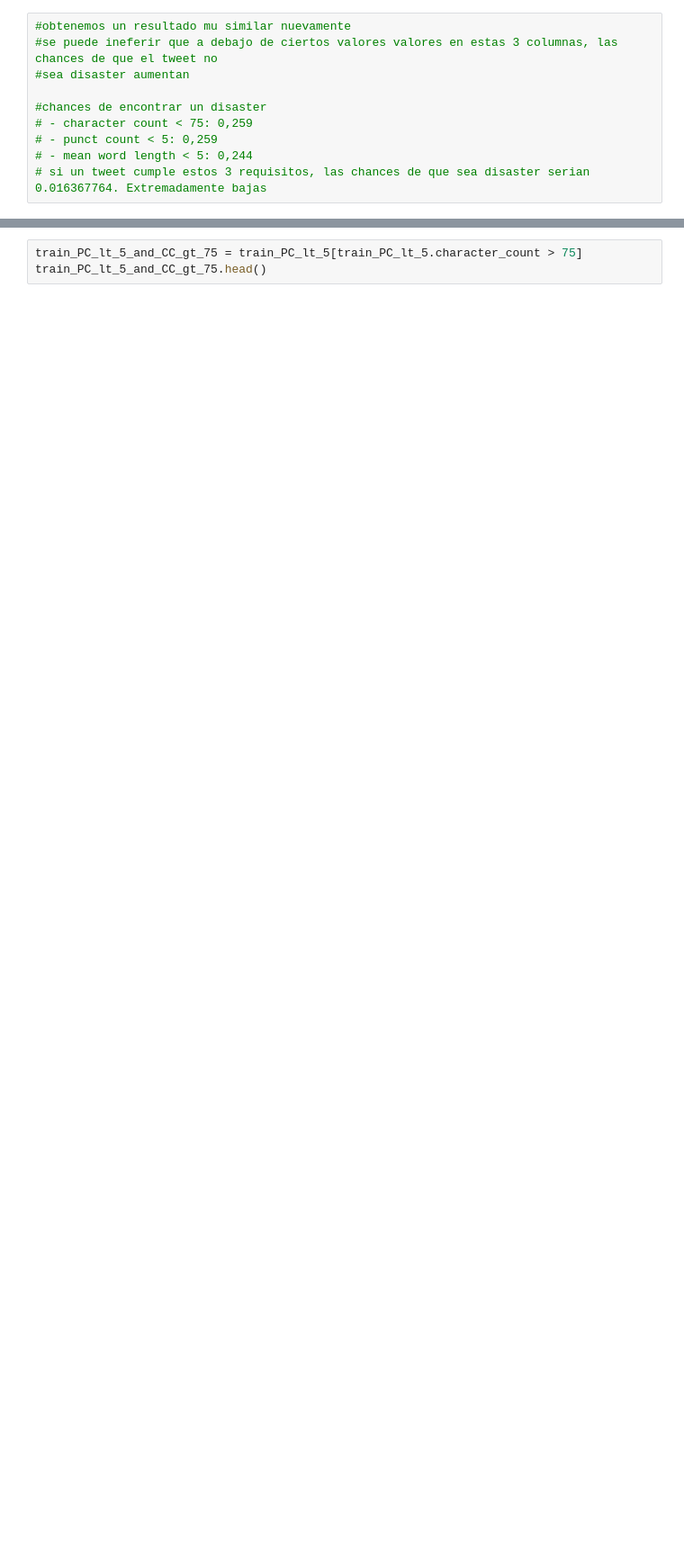
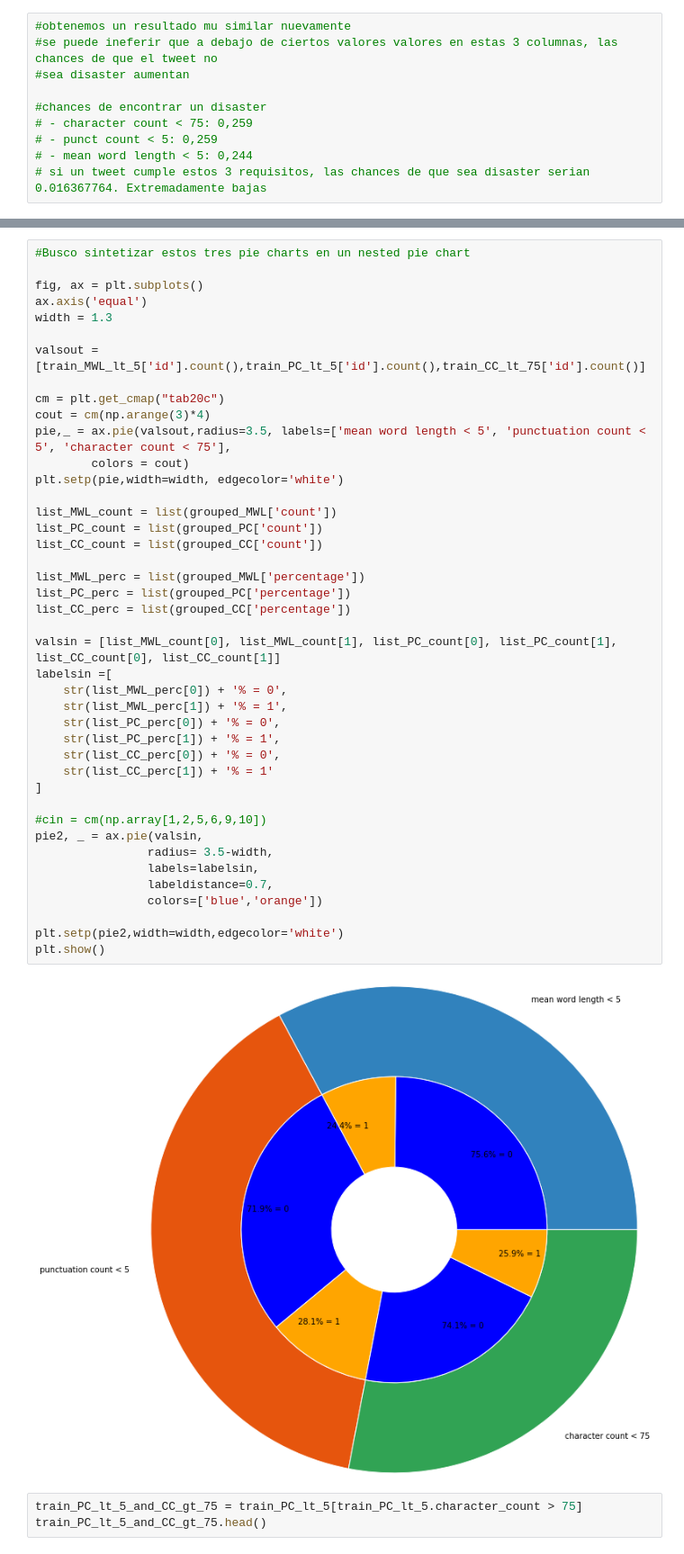
Before and after one commit to AlurrAldrey/OrgaDatosTP, a Jupyter notebook: tp1/CharCount_MeanWordLen_PunctCount.ipynb, the cells around one changed output, grey strips where cells are left out. Shown: that part at 90% size. Saved outputs shown, nothing was run; the diff lists cells and outputs as text; blank space fills up the shorter version.

Commit message:
sintetize pie charts en un nested pie chart

```diff
--- a/tp1/CharCount_MeanWordLen_PunctCount.ipynb
+++ b/tp1/CharCount_MeanWordLen_PunctCount.ipynb
@@ -301,3 +308,47 @@ ax1.set(title = 'target vs non target distribution(character count < 75)')
+# %%
+#Busco sintetizar estos tres pie charts en un nested pie chart
+
+fig, ax = plt.subplots()
+ax.axis('equal')
+width = 1.3
+
+valsout = [train_MWL_lt_5['id'].count(),train_PC_lt_5['id'].count(),train_CC_lt_75['id'].count()]
+
+cm = plt.get_cmap("tab20c")
+cout = cm(np.arange(3)*4)
+pie,_ = ax.pie(valsout,radius=3.5, labels=['mean word length < 5', 'punctuation count < 5', 'character count < 75'],
+        colors = cout)
+plt.setp(pie,width=width, edgecolor='white')
+
+list_MWL_count = list(grouped_MWL['count'])
+list_PC_count = list(grouped_PC['count'])
+list_CC_count = list(grouped_CC['count'])
+
+list_MWL_perc = list(grouped_MWL['percentage'])
+list_PC_perc = list(grouped_PC['percentage'])
+list_CC_perc = list(grouped_CC['percentage'])
+
+valsin = [list_MWL_count[0], list_MWL_count[1], list_PC_count[0], list_PC_count[1], list_CC_count[0], list_CC_count[1]]
+labelsin =[
+    str(list_MWL_perc[0]) + '% = 0',
+    str(list_MWL_perc[1]) + '% = 1',
+    str(list_PC_perc[0]) + '% = 0',
+    str(list_PC_perc[1]) + '% = 1',
+    str(list_CC_perc[0]) + '% = 0',
+    str(list_CC_perc[1]) + '% = 1'
+]
+
+#cin = cm(np.array[1,2,5,6,9,10])
+pie2, _ = ax.pie(valsin,
+                radius= 3.5-width,
+                labels=labelsin,
+                labeldistance=0.7,
+                colors=['blue','orange'])
+
+plt.setp(pie2,width=width,edgecolor='white')
+plt.show()
+# %% [output]
+[figure, added]
 # %%
 train_PC_lt_5_and_CC_gt_75 = train_PC_lt_5[train_PC_lt_5.character_count > 75]
 train_PC_lt_5_and_CC_gt_75.head()
```
Also changed, not shown: parts of 4 cells of this notebook.
